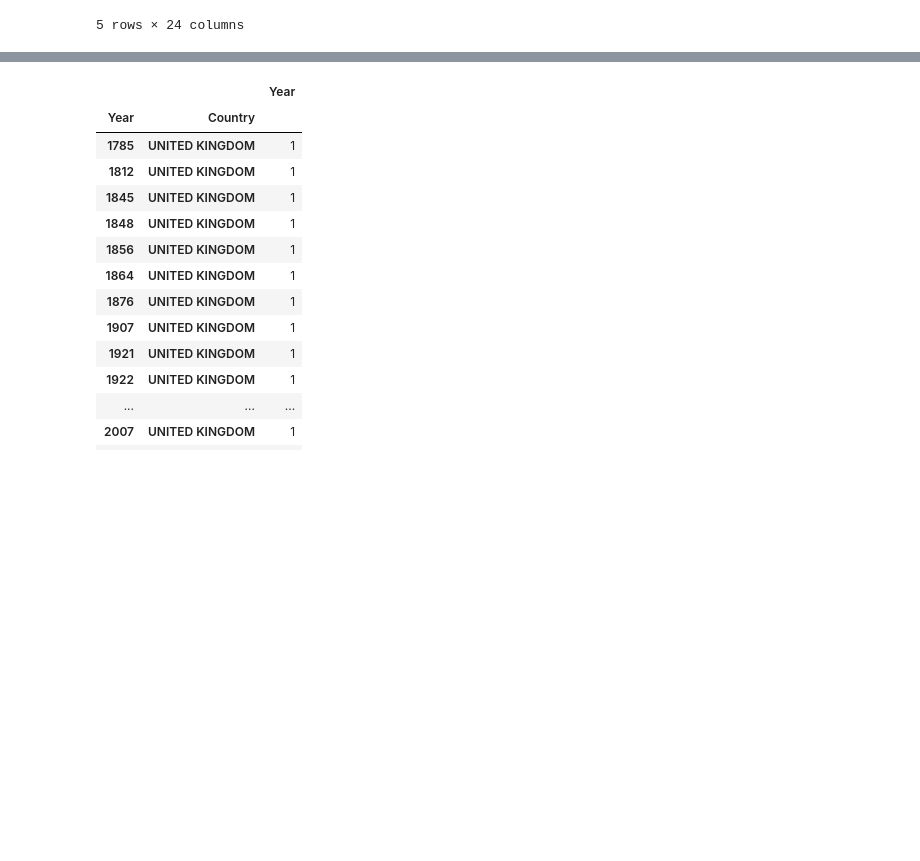
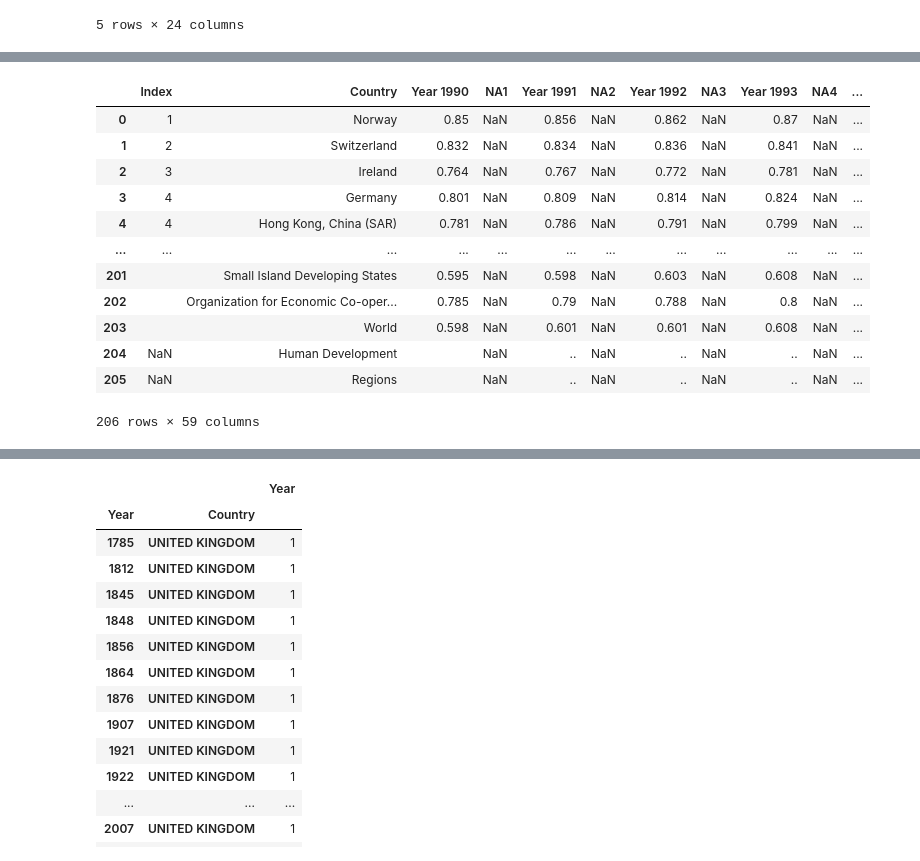
Before and after one commit to meryreddoor/project-clean-folder, a Jupyter notebook: Project Cleaning folders.ipynb, the cells around one changed output, grey strips where cells are left out. Drawn from its saved outputs; the diff is of its cells as text; code cells hidden in the pictures; blank space fills up the shorter version.

```diff
--- a/Project Cleaning folders.ipynb
+++ b/Project Cleaning folders.ipynb
@@ -265,0 +250,18 @@ Dev=['NORWAY',
+# %%
+#Re-naming the columns of the DF.
+hdi.columns=['Index','Country','Year 1990','NA1','Year 1991','NA2','Year 1992','NA3','Year 1993','NA4','Year 1994','NA5','Year 1995','NA6','Year 1996','NA7','Year 1997','NA8','Year 1998','NA9','Year 1999','NA10','Year 2000','NA11','Year 2001','NA12','Year 2002','NA13','Year 2003','NA14','Year 2004','NA15','Year 2005','NA16','Year 2006','NA17','Year 2007','NA18','Year 2008','NA19','Year 2009','NA20','Year 2010','NA21','Year 2011','NA22','Year 2012','NA23','Year 2013','NA24','Year 2014','NA25','Year 2015','NA26','Year 2016','NA27','Year 2017','NA28','Year 2018']
+hdi
+# %% [output]
+|  | Index | Country | Year 1990 | NA1 | Year 1991 | NA2 | Year 1992 | NA3 | Year 1993 | NA4 | ... |
+| 0 | 1 | Norway | 0.85 | NaN | 0.856 | NaN | 0.862 | NaN | 0.87 | NaN | ... |
+| 1 | 2 | Switzerland | 0.832 | NaN | 0.834 | NaN | 0.836 | NaN | 0.841 | NaN | ... |
+| 2 | 3 | Ireland | 0.764 | NaN | 0.767 | NaN | 0.772 | NaN | 0.781 | NaN | ... |
+| 3 | 4 | Germany | 0.801 | NaN | 0.809 | NaN | 0.814 | NaN | 0.824 | NaN | ... |
+| 4 | 4 | Hong Kong, China (SAR) | 0.781 | NaN | 0.786 | NaN | 0.791 | NaN | 0.799 | NaN | ... |
+| ... | ... | ... | ... | ... | ... | ... | ... | ... | ... | ... | ... |
+| 201 |  | Small Island Developing States | 0.595 | NaN | 0.598 | NaN | 0.603 | NaN | 0.608 | NaN | ... |
+| 202 |  | Organization for Economic Co-oper... | 0.785 | NaN | 0.79 | NaN | 0.788 | NaN | 0.8 | NaN | ... |
+| 203 |  | World | 0.598 | NaN | 0.601 | NaN | 0.601 | NaN | 0.608 | NaN | ... |
+| 204 | NaN | Human Development |  | NaN | .. | NaN | .. | NaN | .. | NaN | ... |
+| 205 | NaN | Regions |  | NaN | .. | NaN | .. | NaN | .. | NaN | ... |
+206 rows × 59 columns
```
Also changed, not shown: parts of 46 cells of this notebook, 3 other files.
